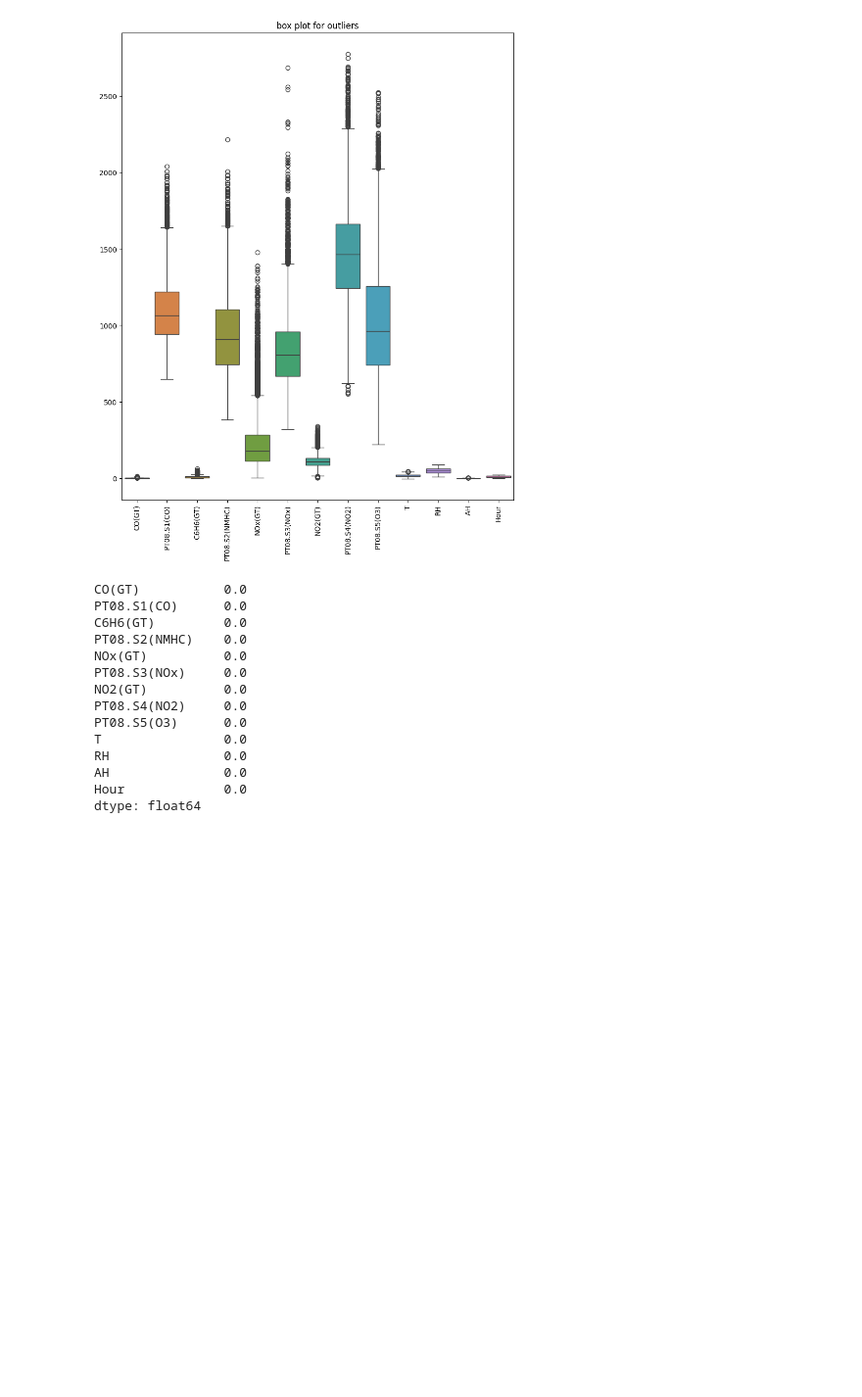
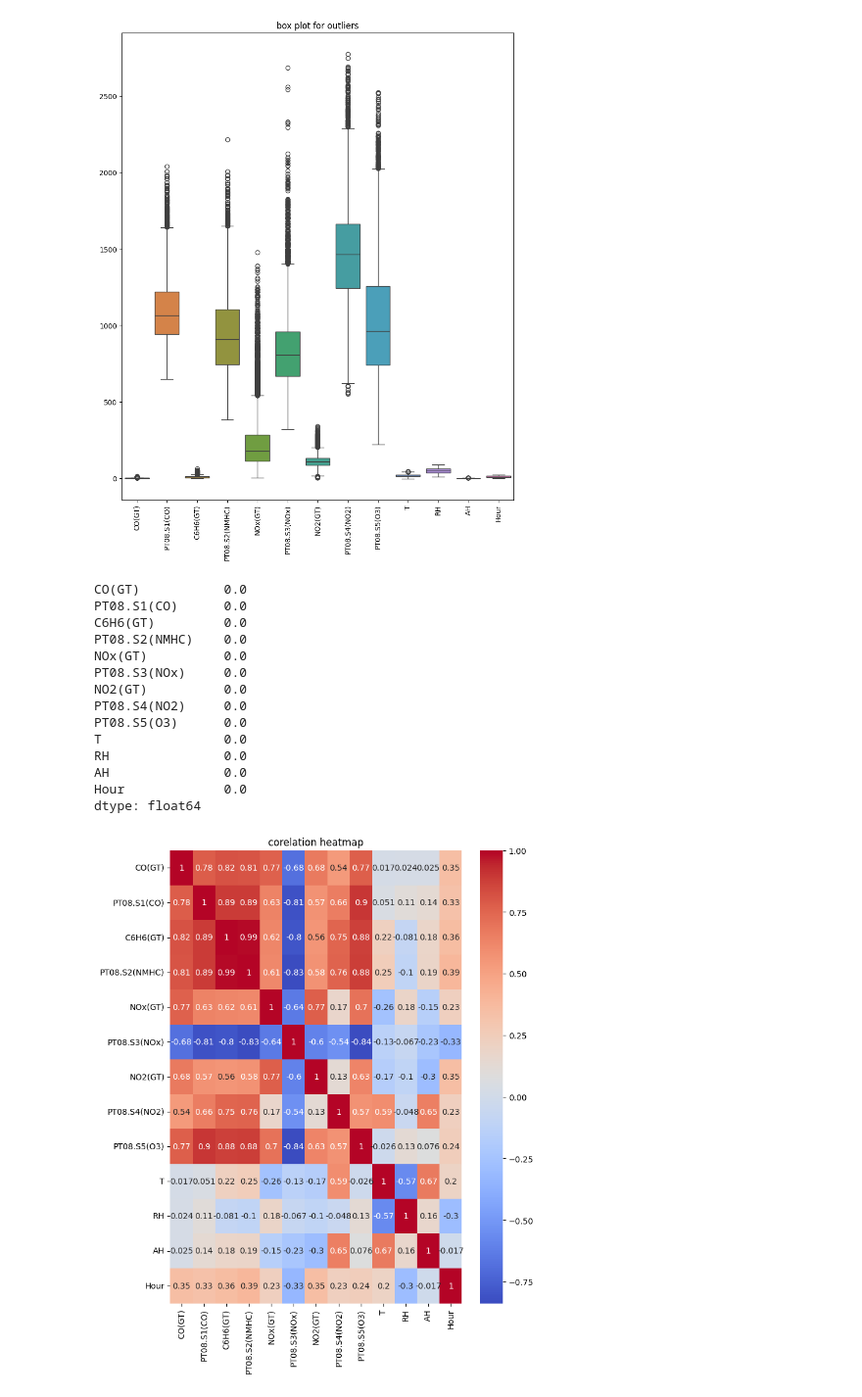
Before and after one commit to Farazmghm/Portfolio, a Jupyter notebook: wethear_prediction_and_analysis_.ipynb, the cells around one changed output. Shown at 98% size. Cells and saved outputs as stored; diff of their text form; code cells hidden in the pictures; blank space fills up the shorter version.

```diff
--- a/wethear_prediction_and_analysis_.ipynb
+++ b/wethear_prediction_and_analysis_.ipynb
@@ -462,3 +462,26 @@ RH               0.0
 AH               0.0
 Hour             0.0
 dtype: float64
+# %%
+from scipy.stats.mstats import winsorize
+def winsorize_and_handle_missing(df, cols, limits=[0.05, 0.05]):
+   df_copy2=df_copy.copy()
+   for col in cols:
+       df_copy2[col]=winsorize(df_copy2[col],limits=limits)
+       df_copy2[col].fillna(df_copy2[col].median(), inplace=True)
+   return df_copy2
+columns_to_winsorize = ['CO(GT)', 'PT08.S1(CO)', 'C6H6(GT)', 'PT08.S2(NMHC)', 'NOx(GT)',
+                        'PT08.S3(NOx)', 'NO2(GT)', 'PT08.S4(NO2)', 'PT08.S5(O3)', 'T',
+                        'RH', 'AH', 'Hour']
+
+# Assuming df is your original DataFrame
+df_copy2 = winsorize_and_handle_missing(df_copy, columns_to_winsorize)
+# %%
+df_numeric=df_copy2.select_dtypes(include='number')
+correlation_heat=df_numeric.corr()
+plt.figure(figsize=(8,10))
+sns.heatmap(correlation_heat, annot=True,cmap='coolwarm')
+plt.title('corelation heatmap')
+plt.show()
+# %% [output]
+[figure, added]
```
Also changed, not shown: parts of 2 cells of this notebook.
